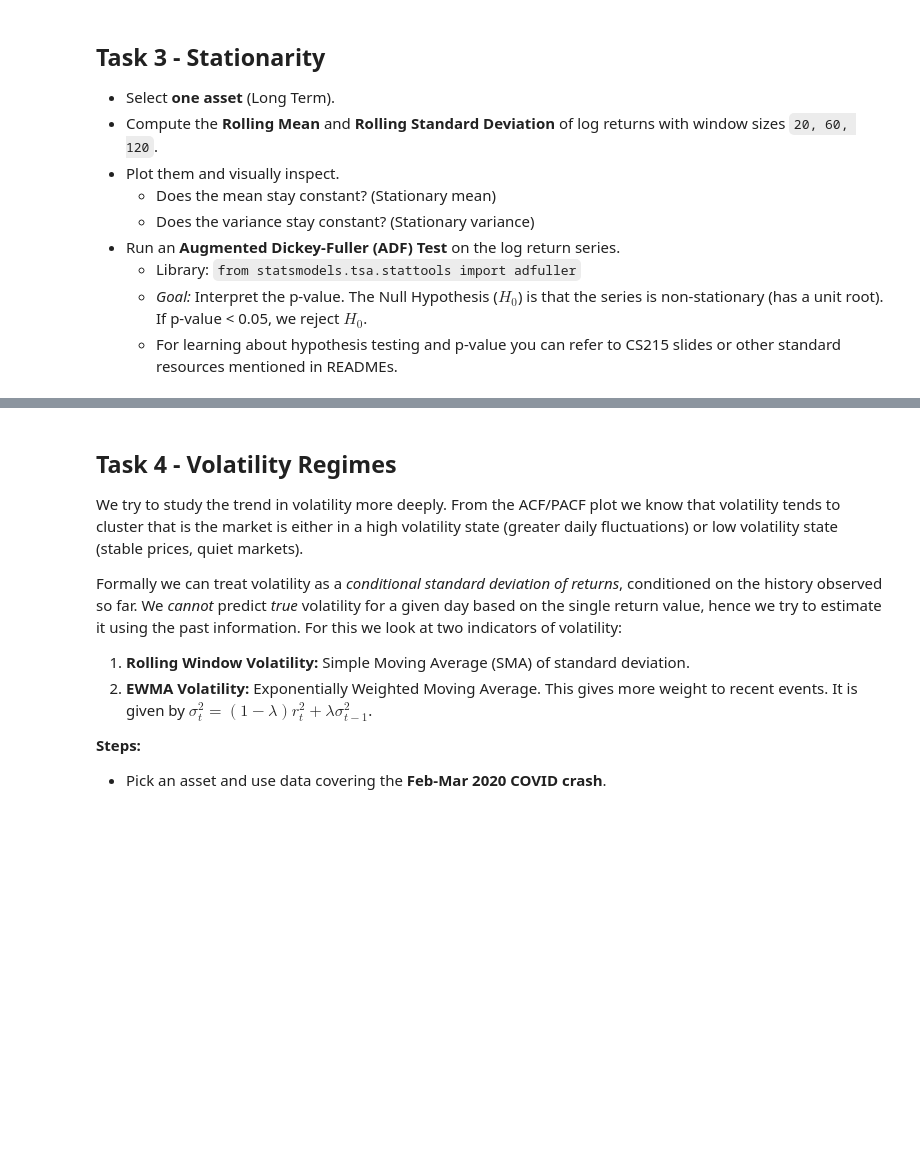
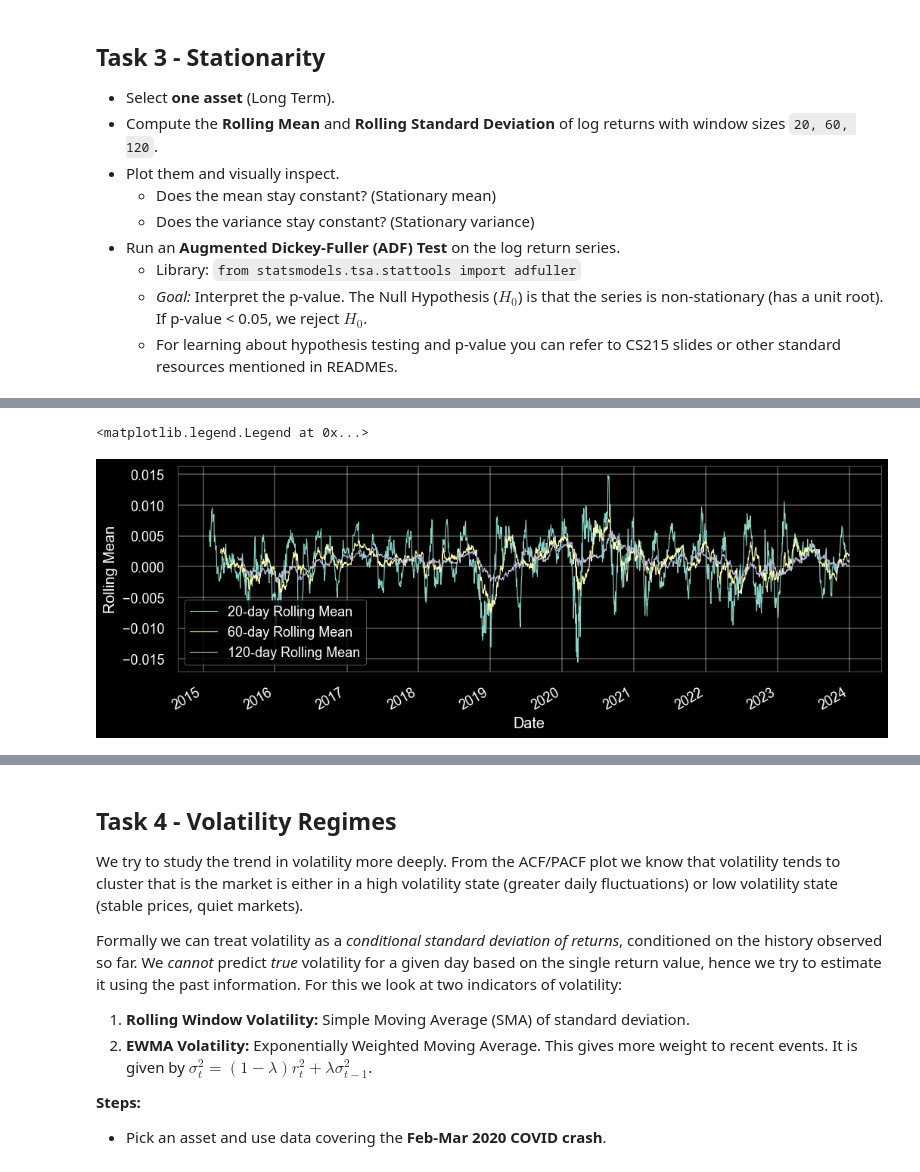
Before and after one commit to omeganebula4/Predict2Optimize-WiDS-2025, a Jupyter notebook: week1/task1.ipynb, the cells around one changed output, grey strips where cells are left out. Drawn from its saved outputs; the diff is of its cells as text; code cells hidden in the pictures; blank space fills up the shorter version.

```diff
--- a/week1/task1.ipynb
+++ b/week1/task1.ipynb
@@ -174 +186,20 @@ google_data
 2264 rows × 1 columns
+# %%
+logret = np.log(asset_data[asset]).diff().dropna()
+
+roll_mean20 = logret.rolling(20).mean().dropna()
+roll_mean60 = logret.rolling(60).mean().dropna()
+roll_mean120 = logret.rolling(120).mean().dropna()
+
+vol20 = logret.rolling(20).std().dropna()
+vol60 = logret.rolling(60).std().dropna()
+vol120 = logret.rolling(120).std().dropna()
+# %%
+roll_mean20.plot(label="20-day Rolling Mean", linewidth=0.8)
+roll_mean60.plot(label="60-day Rolling Mean", linewidth=0.8)
+roll_mean120.plot(label="120-day Rolling Mean", linewidth=0.8)
+plt.ylabel("Rolling Mean")
+plt.legend()
+# %% [output]
+<matplotlib.legend.Legend at 0x...>
+[figure, added]
```
Also changed, not shown: parts of 13 cells of this notebook.
